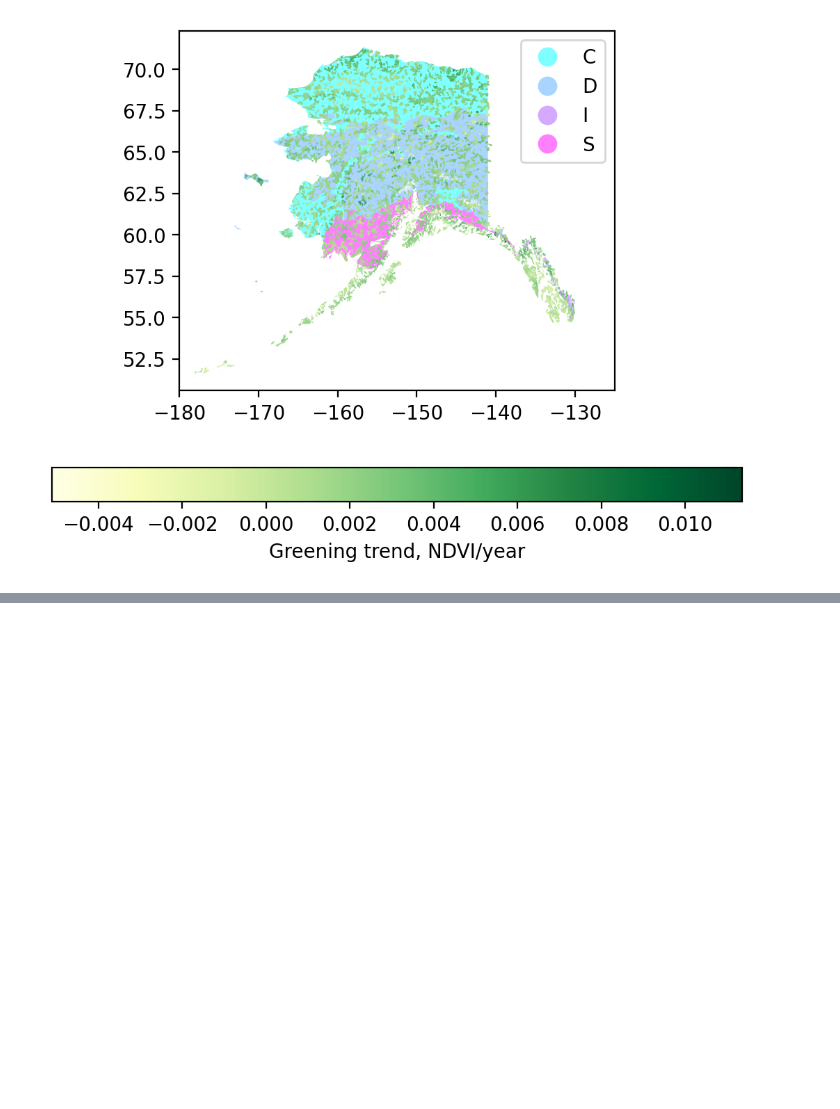
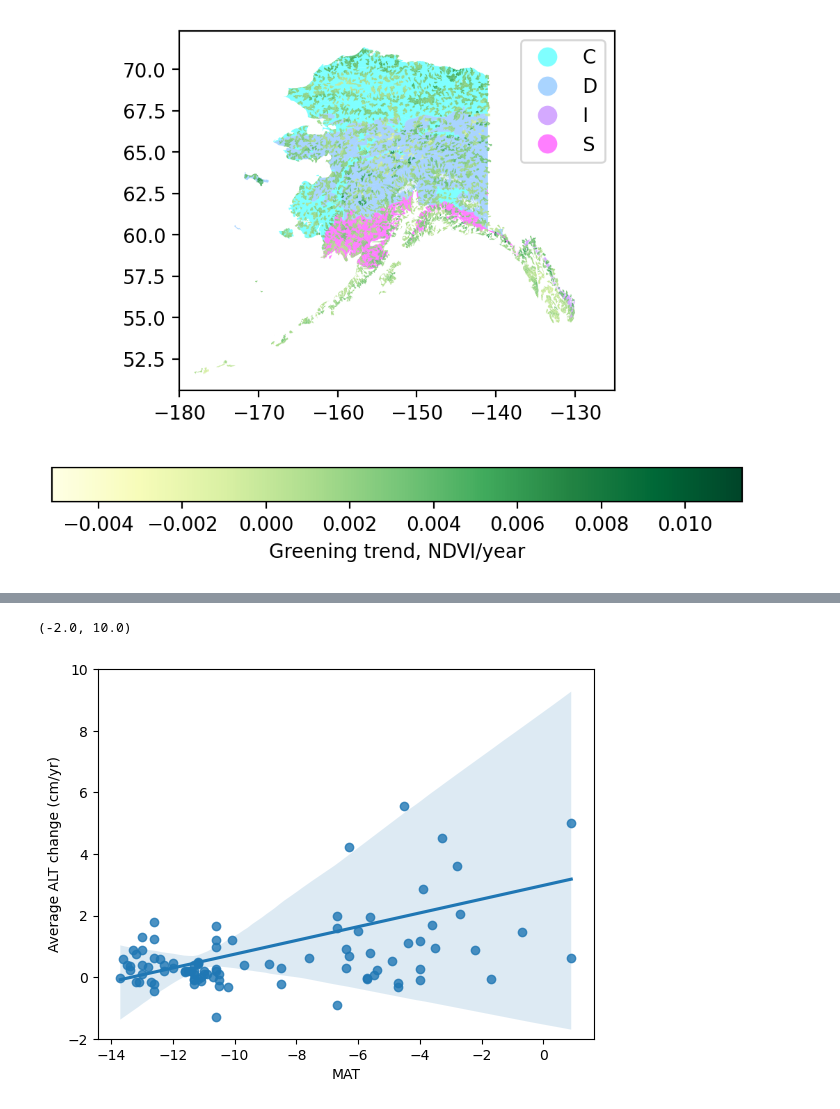
Before and after one commit to jmdelvecchio/computational-arctic-workshop, a Jupyter notebook: notebooks/Session_2.ipynb, the cells around one changed output, grey strips where cells are left out. Drawn from its saved outputs; the diff is of its cells as text; code cells hidden in the pictures; blank space fills up the shorter version.

```diff
--- a/notebooks/Session_2.ipynb
+++ b/notebooks/Session_2.ipynb
@@ -258,0 +261,7 @@ ax.set_xlim(-180,-125)
+# %%
+permafrost = geemap.shp_to_ee(
+    "CALM_points.shp",
+    encoding = "windows-1254"
+    )
+# %%
+MeanAT = ee.Image('WORLDCLIM/V1/BIO').select('bio01').multiply(0.1)
@@ -258,0 +275,9 @@ ax.set_xlim(-180,-125)
+# %%
+stats = MeanAT.reduceRegions(
+        collection = permafrost, # feature collection here
+        reducer = ee.Reducer.mean().setOutputs(["MAT"]),
+        scale = 100,
+    )
+# %%
+extracted = geemap.ee_to_geopandas(stats)
+extracted.columns
@@ -258,0 +292,20 @@ ax.set_xlim(-180,-125)
+# %%
+fig, ax = plt.subplots(dpi=100)
+
+scatter = sns.regplot(
+    x='MAT',
+    y='slope',
+    # hue='average',
+    data=extracted,
+    # scatter_kws={'alpha':0.1,
+    # 's':10},
+    #  line_kws={'color':'black',
+    # #  'alpha':0.1,
+    #  },
+     ax=ax
+    )
+ax.set_ylabel("Average ALT change (cm/yr)")
+ax.set_ylim(-2, 10)
+# %% [output]
+(-2.0, 10.0)
+[figure, added]
```
Also changed, not shown: parts of 7 cells of this notebook, 5 other files.
